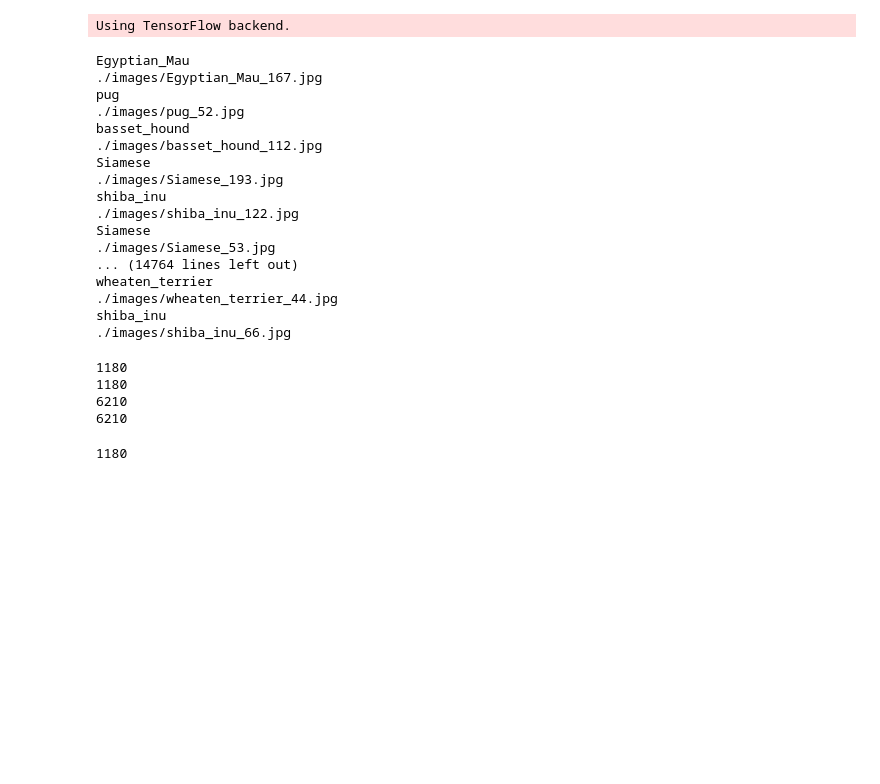
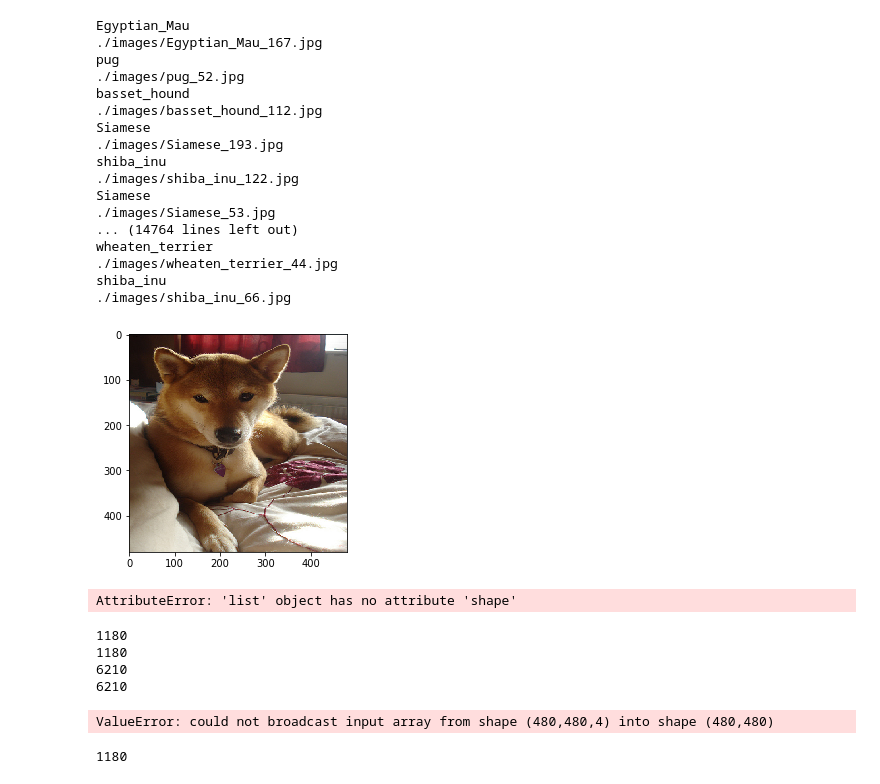
Before and after one commit to YaCpotato/OxfordPets-Detection, a Jupyter notebook: localOxfordPetsⅢmigrateToNPY.ipynb, the cells around one changed output. Drawn from its saved outputs; the diff is of its cells as text; code cells hidden in the pictures; blank space fills up the shorter version.

```diff
--- a/localOxfordPetsⅢmigrateToNPY.ipynb
+++ b/localOxfordPetsⅢmigrateToNPY.ipynb
@@ -42,58 +42,64 @@ PETS = [
 "saint_bernard",
 "samoyed",
 "scottish_terrier",
 "shiba_inu",
 "Siamese",
 "Sphynx",
 "staffordshire_bull_terrier",
 "wheaten_terrier",
 "yorkshire_terrier"]
 
 
 #File type
 file_type  = 'jpg'
 
 img_list = glob.glob(r"./images/*.jpg")
 
 #データ格納用
 img_array_list = []
 img_label_list = []
 
 #教師用データ格納用
 test_array_list = []
 test_label_list = []
 
-for img in img_list:
+for f in img_list:
     for i in PETS:
-        if(i in img):
+        if(i in f):
             print(i)
-            print(img)
+            print(f)
             img_label_list.append(PETS.index(i))
-
-    imgcv = plt.imread(img)
+    img = Image.open(f)
+    img_resize = img.resize((int(480), int(480)))
+    plt.imshow(img_resize)
+    img_resize = np.asarray(img_resize)
     # 画像の大きさを取得
-    temp_img = load_img(img,grayscale=False,target_size=(imgcv.shape[0],imgcv.shape[1]))
-    temp_img_array = img_to_array(temp_img) /255
+    #temp_img = load_img(img,grayscale=False,target_size=(imgcv.shape[0],imgcv.shape[1]))
+    temp_img_array = img_to_array(img_resize) /255
     img_array_list.append(temp_img_array)
 # %% [output]
-Using TensorFlow backend.
+Egyptian_Mau
+./images/Egyptian_Mau_167.jpg
+pug
+./images/pug_52.jpg
+basset_hound
+./images/basset_hound_112.jpg
+Siamese
+./images/Siamese_193.jpg
+shiba_inu
+./images/shiba_inu_122.jpg
+Siamese
+./images/Siamese_53.jpg
+... (14764 lines left out)
+wheaten_terrier
+./images/wheaten_terrier_44.jpg
+shiba_inu
+./images/shiba_inu_66.jpg
-Egyptian_Mau
-./images/Egyptian_Mau_167.jpg
-pug
-./images/pug_52.jpg
-basset_hound
-./images/basset_hound_112.jpg
-Siamese
-./images/Siamese_193.jpg
-shiba_inu
-./images/shiba_inu_122.jpg
-Siamese
-./images/Siamese_53.jpg
-... (14764 lines left out)
-wheaten_terrier
-./images/wheaten_terrier_44.jpg
-shiba_inu
-./images/shiba_inu_66.jpg
+[figure, added]
+# %%
+img_array_list.shape
+# %% [output]
+AttributeError: 'list' object has no attribute 'shape'
 # %%
 teach_array_list = []
 teach_label_list = []
@@ -125,6 +131,8 @@ test_array_listnp = np.array(teach_array_list)#教師データ
 test_label_listnp = np.array(teach_label_list)#教師ラベル
 train_array_listnp = np.array(test_array_list)#学習データ
 train_label_listnp = np.array(test_label_list)#学習ラベル
+# %% [output]
+ValueError: could not broadcast input array from shape (480,480,4) into shape (480,480)
 # %%
 len(test_array_listnp)
 # %% [output]
```
Also changed, not shown: 3 other files.
